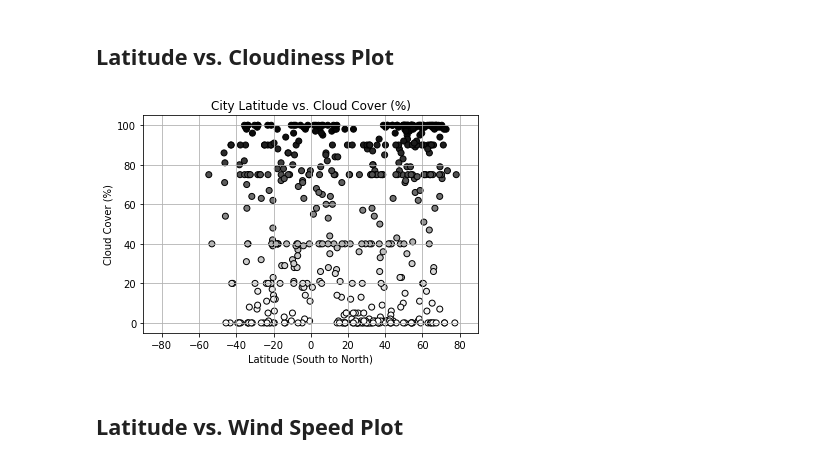
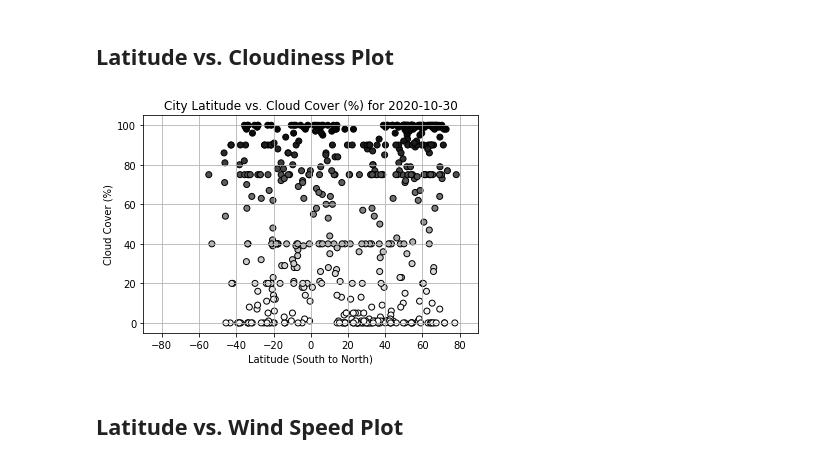
Before and after one commit to wgaechter/WG_API_HW, a Jupyter notebook: Code/WeatherPy/WeatherPy.ipynb, the cells around one changed output. Drawn from its saved outputs; the diff is of its cells as text; code cells hidden in the pictures.

```diff
--- a/Code/WeatherPy/WeatherPy.ipynb
+++ b/Code/WeatherPy/WeatherPy.ipynb
@@ -216,14 +213,14 @@ plt.savefig("Output/Saved Plots/Lat vs Humidity.png")
 # %%
 cloud_cover = weather_csv['Cloudiness (%)']
 
 plt.scatter(city_lat, cloud_cover, c=cloud_cover, cmap='Greys', marker='o', facecolors='grey', edgecolors='black')
-plt.title("City Latitude vs. Cloud Cover (%)")
+plt.title(f"City Latitude vs. Cloud Cover (%) for {time}")
 plt.xlabel("Latitude (South to North)")
 plt.ylabel("Cloud Cover (%)")
 plt.xlim(-90, 90)
 plt.grid()
 plt.show
 
 plt.savefig("Output/Saved Plots/Lat vs Clouds.png")
 # %% [output]
-[figure, old version]
+[figure, new version]
```
Also changed, not shown: parts of 27 cells of this notebook, 2 other files.
